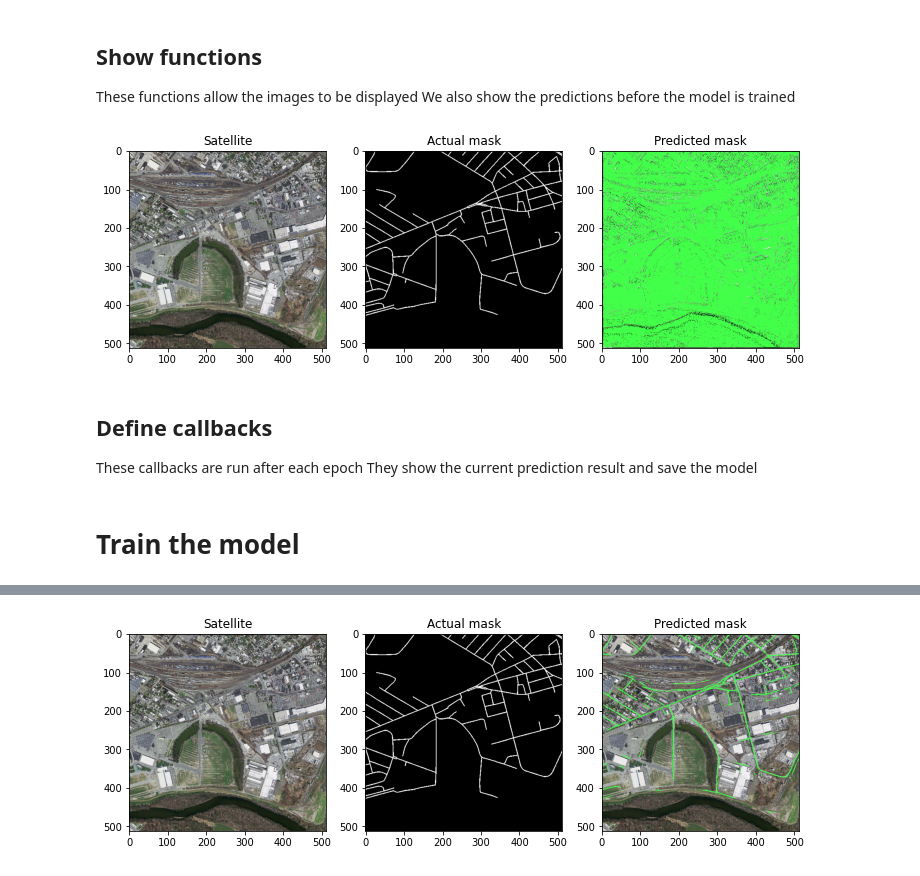
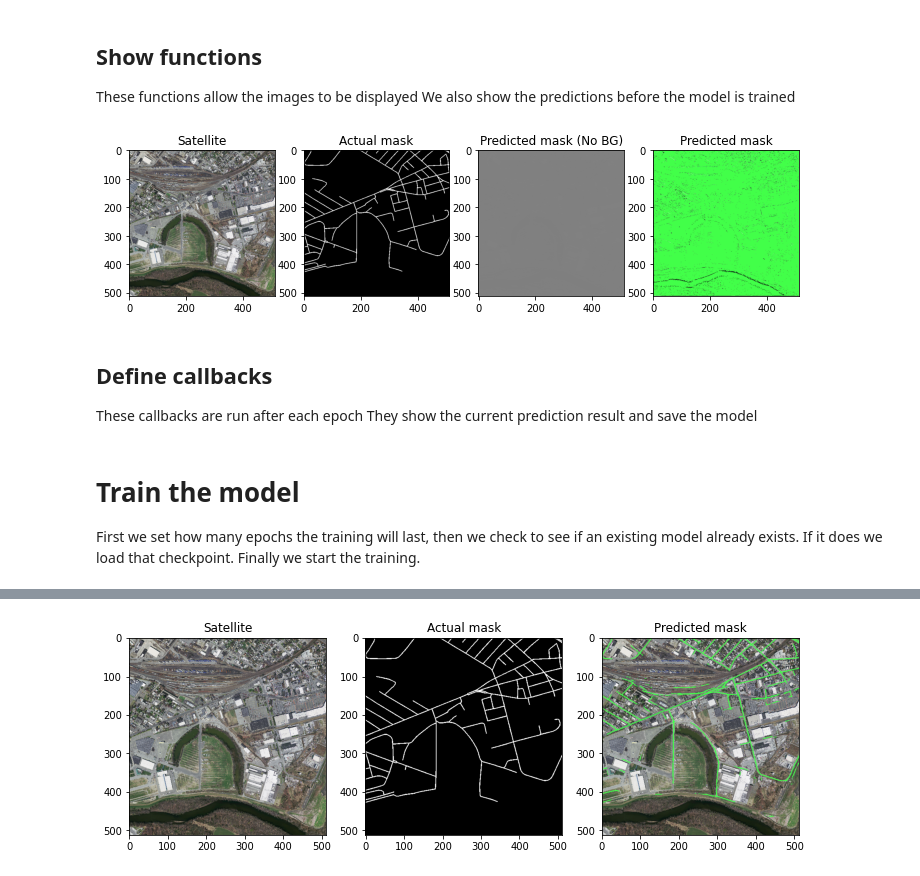
Before and after one commit to ITC303-Team04/Project, a Jupyter notebook: Technical Competency Demonstrator/Notebooks/RoadSegmentation.ipynb, the cells around one changed output, grey strips where cells are left out. Saved outputs shown, nothing was run; the diff lists cells and outputs as text; code cells hidden in the pictures.

Commit message:
Enabled model loading. Added more examples after each epoch.

```diff
--- a/Technical Competency Demonstrator/Notebooks/RoadSegmentation.ipynb
+++ b/Technical Competency Demonstrator/Notebooks/RoadSegmentation.ipynb
@@ -326,50 +256,46 @@ def placeMaskOnImg(img, mask):
     return img
 
 def make_pred_good(pred):
-#     pred = pred.numpy()
-    pred = pred[0][:, :, :]
-    pred = np.repeat(pred, 3, 2)
-    return pred
-
-def make_pred_good(pred):
-#     pred = pred.numpy()
     pred = pred[0][:, :, :]
     pred = np.repeat(pred, 3, 2)
     return pred
 
 def display(img, mask):
     plt.figure(figsize = (12,10))
 
     mask = modify_mask(cv.resize(mask, img_shape))
     img = (img/255.0)
 
     img = np.expand_dims(cv.resize(img, (512, 512)), 0)
     img = img.astype(np.float32)
 
     pred = make_pred_good(model(img))
     mask = make_pred_good(np.expand_dims(mask, axis = 0))
 
-    plt.subplot(1,3,1)
+    plt.subplot(1,4,1)
     plt.title("Satellite")
     plt.imshow(img[0])
-    plt.subplot(1,3,2)
+    plt.subplot(1,4,2)
     plt.title('Actual mask')
     plt.imshow(mask)
-    plt.subplot(1,3,3)
+    plt.subplot(1,4,3)
+    plt.title('Predicted mask (No BG)')
+    plt.imshow(pred)
+    plt.subplot(1,4,4)
     plt.title('Predicted mask')
     pred = placeMaskOnImg(img[0], pred)
     plt.imshow(pred)
 
     plt.show()
 
 n = 1
 
 test_img = sorted(os.listdir(x_test_dir))[n:n+10]
 test_mask = sorted(os.listdir(y_test_dir))[n:n+10]
 
 display(plt.imread(x_test_dir + '/' + test_img[0]), plt.imread(y_test_dir + '/' + test_mask[0]))
 # %% [output]
-[figure, old version]
+[figure, new version]
 # %% [markdown]
 ## Define callbacks
 These callbacks are run after each epoch
@@ -387,4 +316,7 @@ callbacks = [
 ]
 # %% [markdown]
 # Train the model
+First we set how many epochs the training will last,
+then we check to see if an existing model already exists. If it does we load that checkpoint.
+Finally we start the training.
 # %%
```
Also changed, not shown: parts of 10 cells of this notebook.
